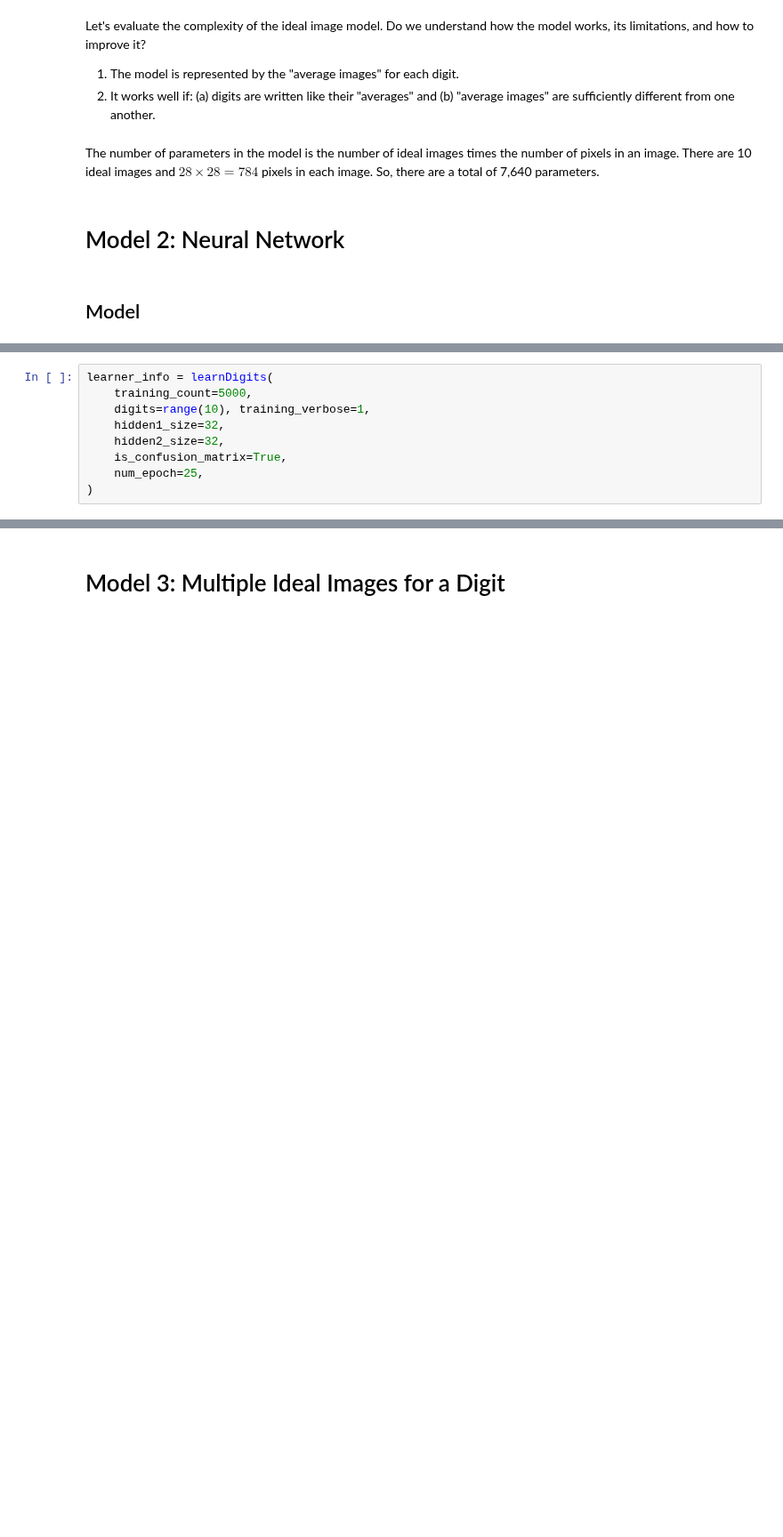
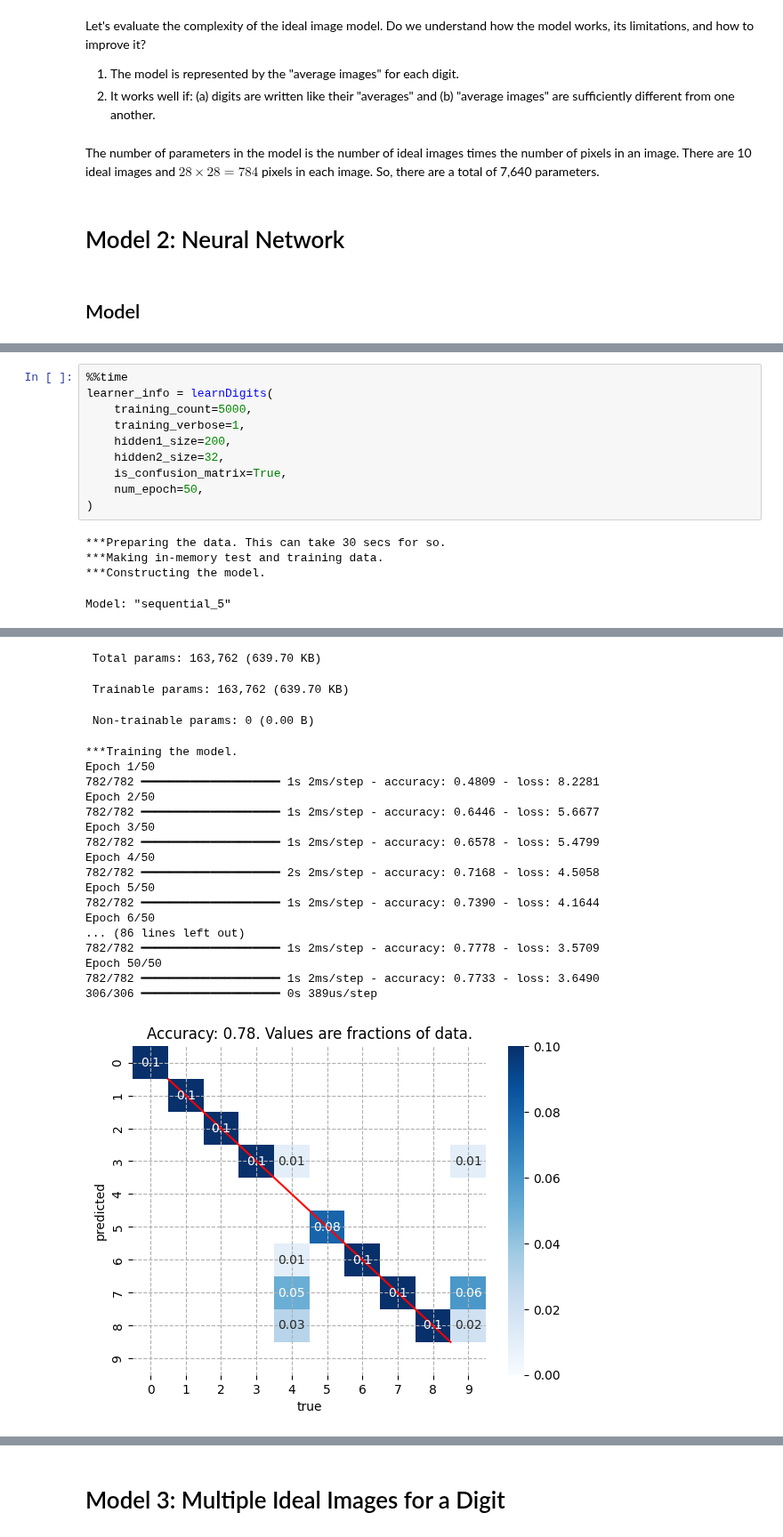
Before and after one commit to joseph-hellerstein/keras, a Jupyter notebook: notebooks/model_selection_evaluation_pt1.ipynb, the cells around one changed output, grey strips where cells are left out. Shown at 89% size. Cells and saved outputs as stored; diff of their text form; blank space fills up the shorter version.

```diff
--- a/notebooks/model_selection_evaluation_pt1.ipynb
+++ b/notebooks/model_selection_evaluation_pt1.ipynb
@@ -909,9 +909,15 @@ The number of parameters in the model is the number of ideal images times the nu
 # %%
+%%time
 learner_info = learnDigits(
     training_count=5000,
-    digits=range(10), training_verbose=1,
-    hidden1_size=32,
+    training_verbose=1,
+    hidden1_size=200,
     hidden2_size=32,
     is_confusion_matrix=True,
-    num_epoch=25,
+    num_epoch=50,
 )
+# %% [output]
+***Preparing the data. This can take 30 secs for so.
+***Making in-memory test and training data.
+***Constructing the model.
+Model: "sequential_5"
@@ -917,0 +933,21 @@ learner_info = learnDigits(
+ Total params: 163,762 (639.70 KB)
+ Trainable params: 163,762 (639.70 KB)
+ Non-trainable params: 0 (0.00 B)
+***Training the model.
+Epoch 1/50
+782/782 ━━━━━━━━━━━━━━━━━━━━ 1s 2ms/step - accuracy: 0.4809 - loss: 8.2281
+Epoch 2/50
+782/782 ━━━━━━━━━━━━━━━━━━━━ 1s 2ms/step - accuracy: 0.6446 - loss: 5.6677
+Epoch 3/50
+782/782 ━━━━━━━━━━━━━━━━━━━━ 1s 2ms/step - accuracy: 0.6578 - loss: 5.4799
+Epoch 4/50
+782/782 ━━━━━━━━━━━━━━━━━━━━ 2s 2ms/step - accuracy: 0.7168 - loss: 4.5058
+Epoch 5/50
+782/782 ━━━━━━━━━━━━━━━━━━━━ 1s 2ms/step - accuracy: 0.7390 - loss: 4.1644
+Epoch 6/50
+... (86 lines left out)
+782/782 ━━━━━━━━━━━━━━━━━━━━ 1s 2ms/step - accuracy: 0.7778 - loss: 3.5709
+Epoch 50/50
+782/782 ━━━━━━━━━━━━━━━━━━━━ 1s 2ms/step - accuracy: 0.7733 - loss: 3.6490
+306/306 ━━━━━━━━━━━━━━━━━━━━ 0s 389us/step
+[figure, added]
```
Also changed, not shown: parts of 12 cells of this notebook.
